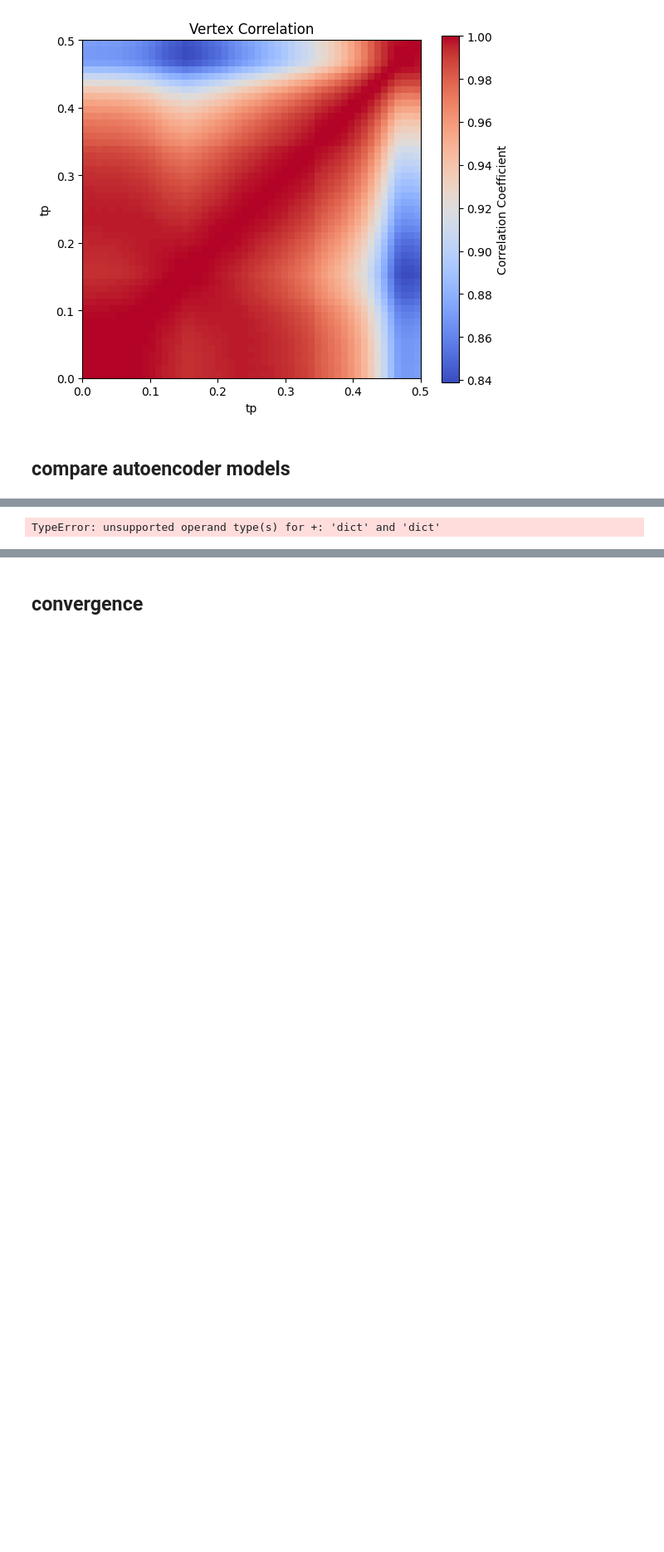
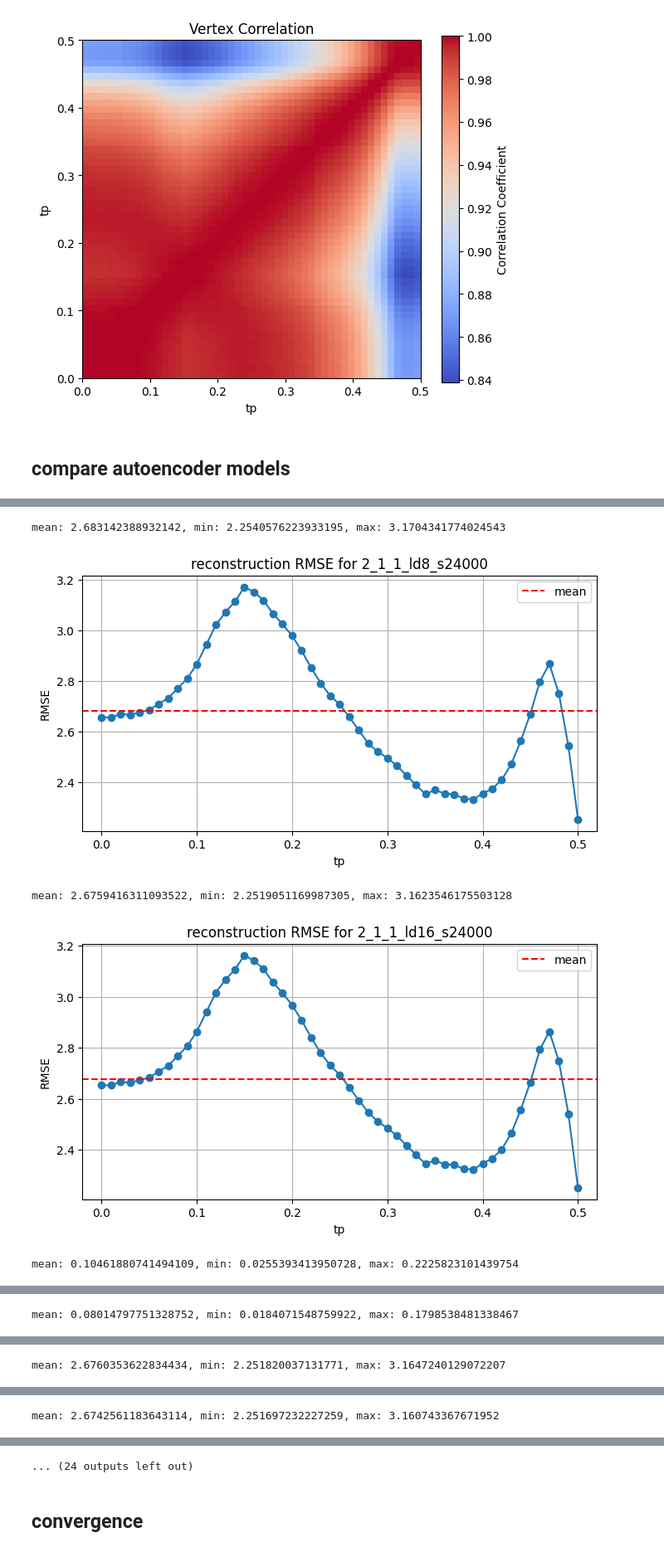
Before and after one commit to DanielSpringer/PhysML, a Jupyter notebook: notebooks/vertex/plot_results.ipynb, the cells around one changed output, grey strips where cells are left out. Shown at 83% size. Drawn from its saved outputs; the diff is of its cells as text; code cells hidden in the pictures; blank space fills up the shorter version.

```diff
--- a/notebooks/vertex/plot_results.ipynb
+++ b/notebooks/vertex/plot_results.ipynb
@@ -85,6 +106,10 @@ verteval.plot_all_rmses(rmse_df, figsize=(10, 6))
 # %%
 grouped_df = rmse_df.groupby(['run_id', 'ld', 's'])
 for (run_id, ld, s), group in grouped_df:
-    verteval.print_rmses(group.to_dict(), f'{run_id}_ld{ld}_s{s}')
+    verteval.print_rmses(group, f'{run_id}_ld{ld}_s{s}')
 # %% [output]
-TypeError: unsupported operand type(s) for +: 'dict' and 'dict'
+mean: 2.683142388932142, min: 2.2540576223933195, max: 3.1704341774024543
+[figure, added]
+mean: 2.6759416311093522, min: 2.2519051169987305, max: 3.1623546175503128
+[figure, added]
+mean: 0.10461880741494109, min: 0.0255393413950728, max: 0.2225823101439754
@@ -90,0 +117 @@ TypeError: unsupported operand type(s) for +: 'dict' and 'dict'
+mean: 0.08014797751328752, min: 0.0184071548759922, max: 0.1798538481338467
@@ -90,0 +119 @@ TypeError: unsupported operand type(s) for +: 'dict' and 'dict'
+mean: 2.6760353622834434, min: 2.251820037131771, max: 3.1647240129072207
@@ -90,0 +121 @@ TypeError: unsupported operand type(s) for +: 'dict' and 'dict'
+mean: 2.6742561183643114, min: 2.251697232227259, max: 3.160743367671952
@@ -91,3 +123,4 @@ TypeError: unsupported operand type(s) for +: 'dict' and 'dict'
+... (24 outputs left out)
 # %% [markdown]
 ## convergence
 # %%
```
Also changed, not shown: parts of 10 cells of this notebook, 8 other files.
